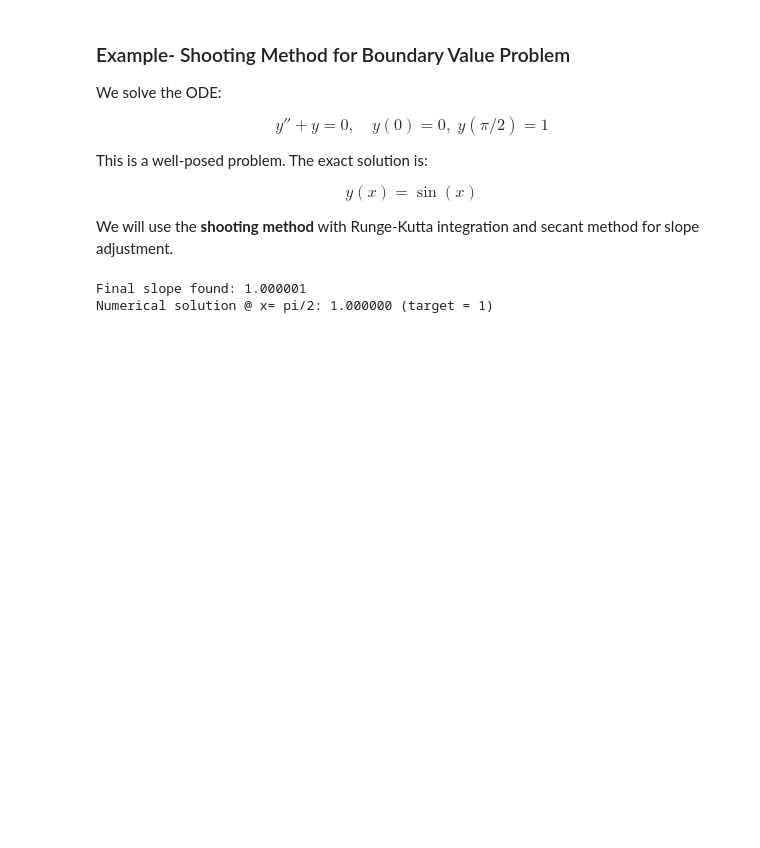
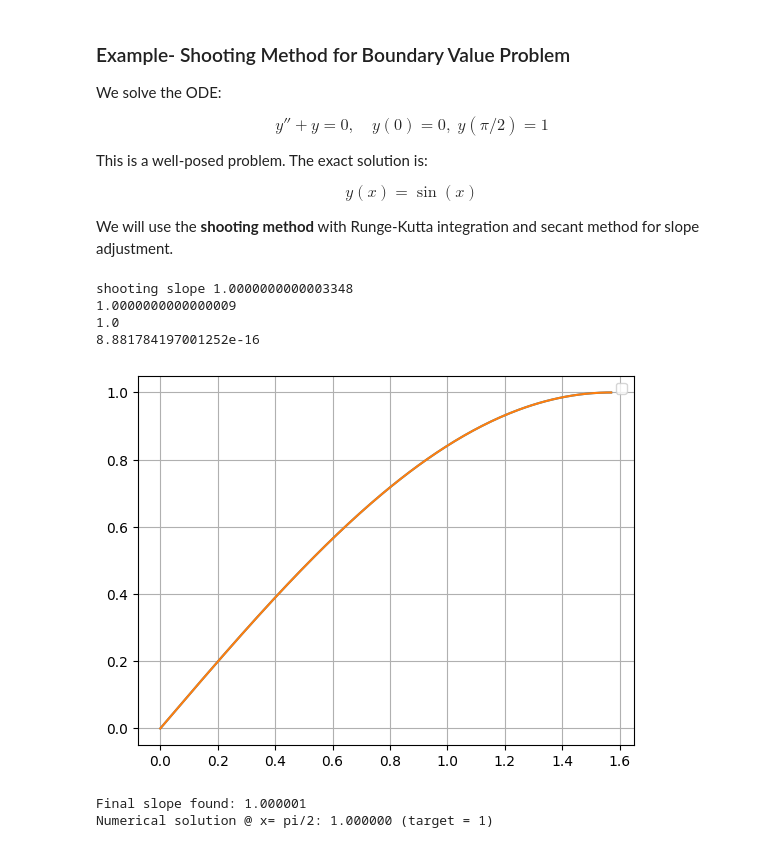
Before and after one commit to sshashkina/Engineering-Methods, a Jupyter notebook: Lecture 12_ODE_Boundary_Value_Problems.ipynb, the cells around one changed output. Saved outputs shown, nothing was run; the diff lists cells and outputs as text; code cells hidden in the pictures; blank space fills up the shorter version.

```diff
--- a/Lecture 12_ODE_Boundary_Value_Problems.ipynb
+++ b/Lecture 12_ODE_Boundary_Value_Problems.ipynb
@@ -162,7 +264,73 @@ We will use the **shooting method** with Runge-Kutta integration and secant meth
 # %%
 # Your code here- solution for y'= cos(x), y(0)=0
 # Let's start with an IVP solver using RK4
 # Plot your results
+import numpy as np
+import matplotlib.pyplot as plt
+a=0
+b=np.pi/2
+target =1
+n=200
+x=np.linspace(a,b,n)
+h=x[1]-x[0]
+def f(x,Y):
+    y1,y2=Y
+    return np.array([y2,-y1])
+def rk4(slope_guess):
+    Y=np.array([0.0,slope_guess])
+    for i in range (n-1):
+        k1=f(x[i],Y)
+        k2 = f(x[i] + h/2, Y + h*k1/2)
+        k3 = f(x[i] + h/2, Y + h*k2/2)
+        k4 = f(x[i] + h,   Y + h*k3)
+        Y = Y + (h/6)*(k1 + 2*k2 + 2*k3 + k4)
+    return Y[0]
+def shoot(s1,s2, tol=1e-6,max_iter=20):
+    yb1=rk4(s1)
+    yb2=rk4(s2)
+    for _ in range (max_iter):
+        if abs(yb2-yb1)<1e-12:
+            break
+        s_new = s2-yb2*(s2-s1)/(yb2-yb1)
+        yb_new = rk4(s_new) - target
+
+        if abs(yb_new) < tol:
+            return s_new
+        s1, yb1 = s2, yb2
+        s2, yb2 = s_new, yb_new
+    return s2
+slope_guess=shoot(0.5,2.0)
+
+print("shooting slope", slope_guess)
+
+Y=np.zeros((n,2))
+Y[0]=[0,slope_guess]
+for i in range (n-1):
+    k1 = f(x[i], Y[i])
+    k2 = f(x[i] + h/2, Y[i] + h*k1/2)
+    k3 = f(x[i] + h/2, Y[i] + h*k2/2)
+    k4 = f(x[i] + h,   Y[i] + h*k3)
+    Y[i+1] = Y[i] + (h/6)*(k1 + 2*k2 + 2*k3 + k4)
+y_num=Y[:,0]
+y_exact=np.sin(x)
+
+#prints
+print(y_num[-1])
+print(y_exact[-1])
+print(abs(y_num[-1]-y_exact[-1]))
+
+#plotting so we can see whats happening
+plt.plot(x, y_num)
+plt.plot(x, y_exact)
+plt.legend()
+plt.grid(True)
+plt.show()
+# %% [output]
+shooting slope 1.0000000000003348
+1.0000000000000009
+1.0
+8.881784197001252e-16
+[figure, added]
 # %%
 # Solution. Minimize this first.
 import numpy as np
```
Also changed, not shown: parts of 3 cells of this notebook, 2 other files.
